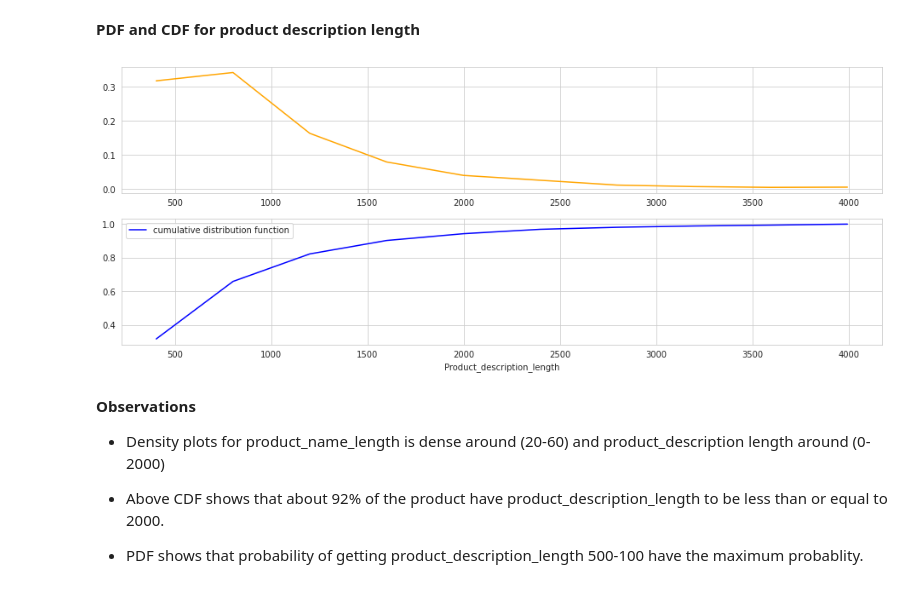
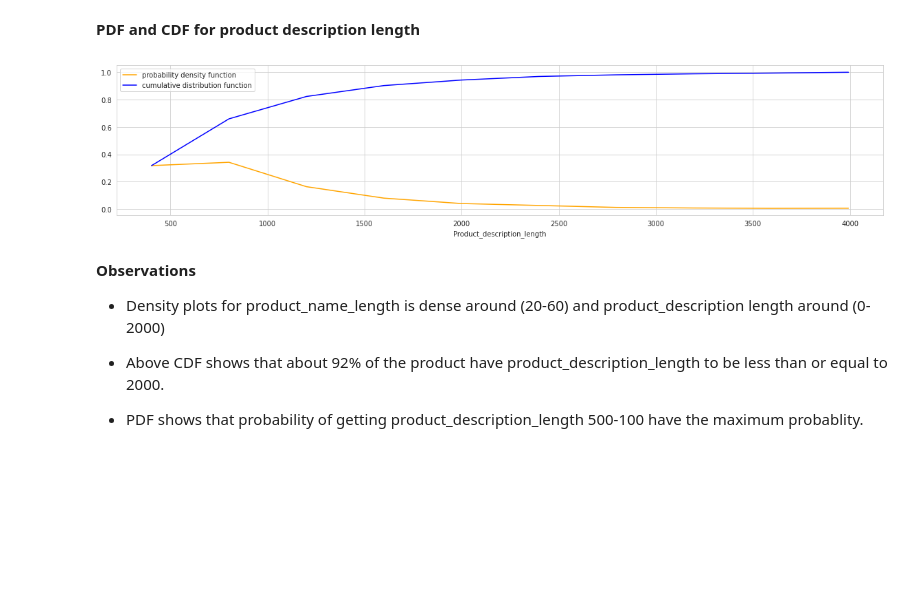
Before and after one commit to jakejhc/Team_Project, a Jupyter notebook: brazillian-customer-satification.ipynb, the cells around one changed output. Cells and saved outputs as stored; diff of their text form; code cells hidden in the pictures; blank space fills up the shorter version.

```diff
--- a/brazillian-customer-satification.ipynb
+++ b/brazillian-customer-satification.ipynb
@@ -301,16 +297,18 @@ plt.show()
 # %%
 counts, bin_edges = np.histogram(products_data.product_description_length.dropna(), bins=10,
                                  density = True)
-fig,ax = plt.subplots(2,figsize=(16,6))
+#fig,ax = plt.subplots(1,2,figsize=(16,6))
 pdf = counts/(sum(counts))
 cdf = np.cumsum(pdf)
-ax[0].plot(bin_edges[1:],pdf,color='orange',label='probability density function')
-ax[1].plot(bin_edges[1:], cdf,color= 'b',label="cumulative distribution function")
+plt.figure(figsize=(20,4))
+
+plt.plot(bin_edges[1:],pdf,color='orange',label='probability density function')
+plt.plot(bin_edges[1:], cdf,color= 'b',label="cumulative distribution function")
 plt.xlabel('Product_description_length')
 plt.legend()
 plt.show()
 # %% [output]
-[figure, old version]
+[figure, new version]
 # %% [markdown]
 **Observations**
 
```
Also changed, not shown: parts of 5 cells of this notebook.
